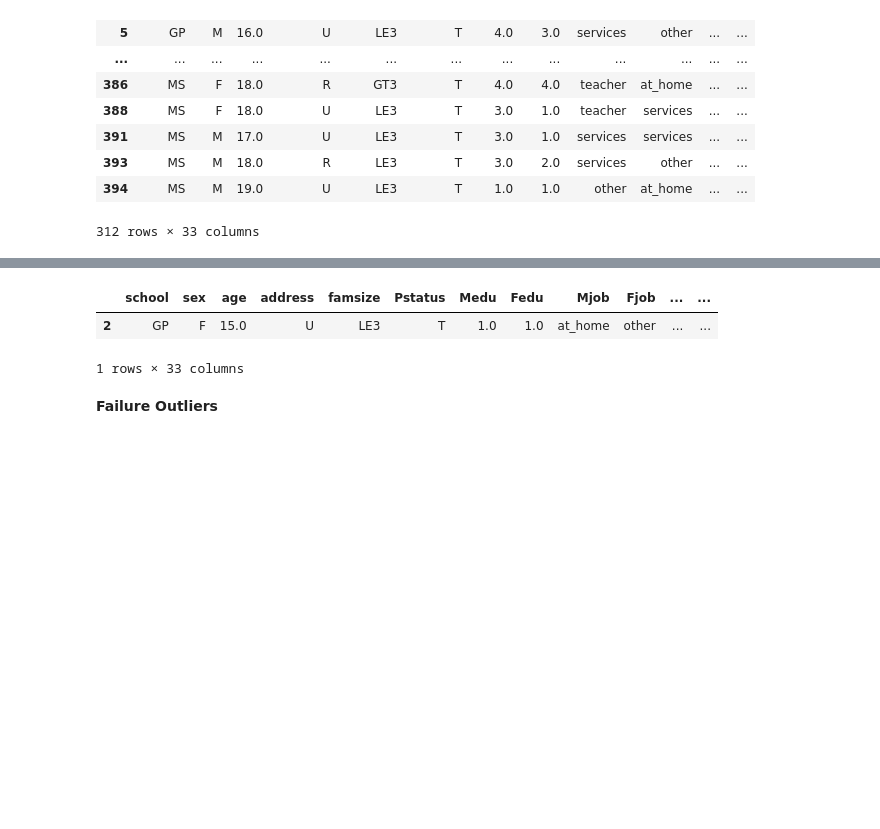
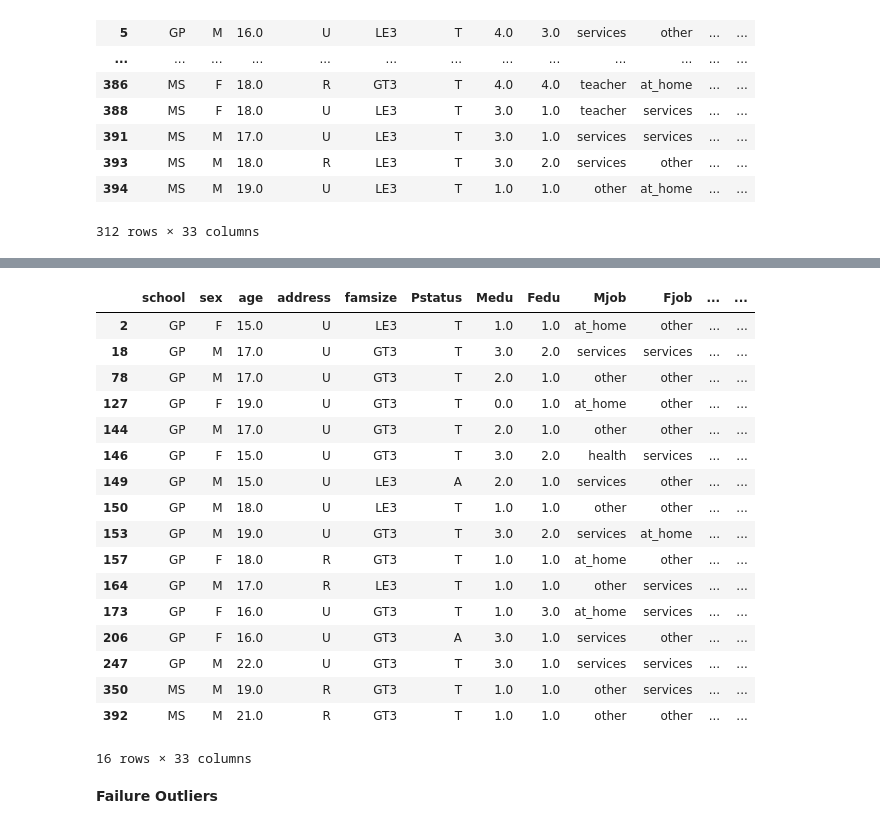
Before and after one commit to Apurv48/Linear-Regression, a Jupyter notebook: student.ipynb, the cells around one changed output, grey strips where cells are left out. Saved outputs shown, nothing was run; the diff lists cells and outputs as text; code cells hidden in the pictures; blank space fills up the shorter version.

```diff
--- a/student.ipynb
+++ b/student.ipynb
@@ -197,11 +228,26 @@ Fail_2.iloc[0:1]
 # %%
 Fail_3 = data.where(data['failures']==3)
 Fail_3 = Fail_3.dropna()
-Fail_3.iloc[0:1]
+Fail_3
 # %% [output]
 |  | school | sex | age | address | famsize | Pstatus | Medu | Fedu | Mjob | Fjob | ... | ... |
 | 2 | GP | F | 15.0 | U | LE3 | T | 1.0 | 1.0 | at_home | other | ... | ... |
+| 18 | GP | M | 17.0 | U | GT3 | T | 3.0 | 2.0 | services | services | ... | ... |
+| 78 | GP | M | 17.0 | U | GT3 | T | 2.0 | 1.0 | other | other | ... | ... |
+| 127 | GP | F | 19.0 | U | GT3 | T | 0.0 | 1.0 | at_home | other | ... | ... |
+| 144 | GP | M | 17.0 | U | GT3 | T | 2.0 | 1.0 | other | other | ... | ... |
+| 146 | GP | F | 15.0 | U | GT3 | T | 3.0 | 2.0 | health | services | ... | ... |
+| 149 | GP | M | 15.0 | U | LE3 | A | 2.0 | 1.0 | services | other | ... | ... |
+| 150 | GP | M | 18.0 | U | LE3 | T | 1.0 | 1.0 | other | other | ... | ... |
+| 153 | GP | M | 19.0 | U | GT3 | T | 3.0 | 2.0 | services | at_home | ... | ... |
+| 157 | GP | F | 18.0 | R | GT3 | T | 1.0 | 1.0 | at_home | other | ... | ... |
+| 164 | GP | M | 17.0 | R | LE3 | T | 1.0 | 1.0 | other | services | ... | ... |
+| 173 | GP | F | 16.0 | U | GT3 | T | 1.0 | 3.0 | at_home | services | ... | ... |
+| 206 | GP | F | 16.0 | U | GT3 | A | 3.0 | 1.0 | services | other | ... | ... |
+| 247 | GP | M | 22.0 | U | GT3 | T | 3.0 | 1.0 | services | services | ... | ... |
+| 350 | MS | M | 19.0 | R | GT3 | T | 1.0 | 1.0 | other | services | ... | ... |
+| 392 | MS | M | 21.0 | R | GT3 | T | 1.0 | 1.0 | other | other | ... | ... |
-1 rows × 33 columns
+16 rows × 33 columns
 # %% [markdown]
 **Failure Outliers**
 # %%
```
Also changed, not shown: parts of 210 cells of this notebook.
